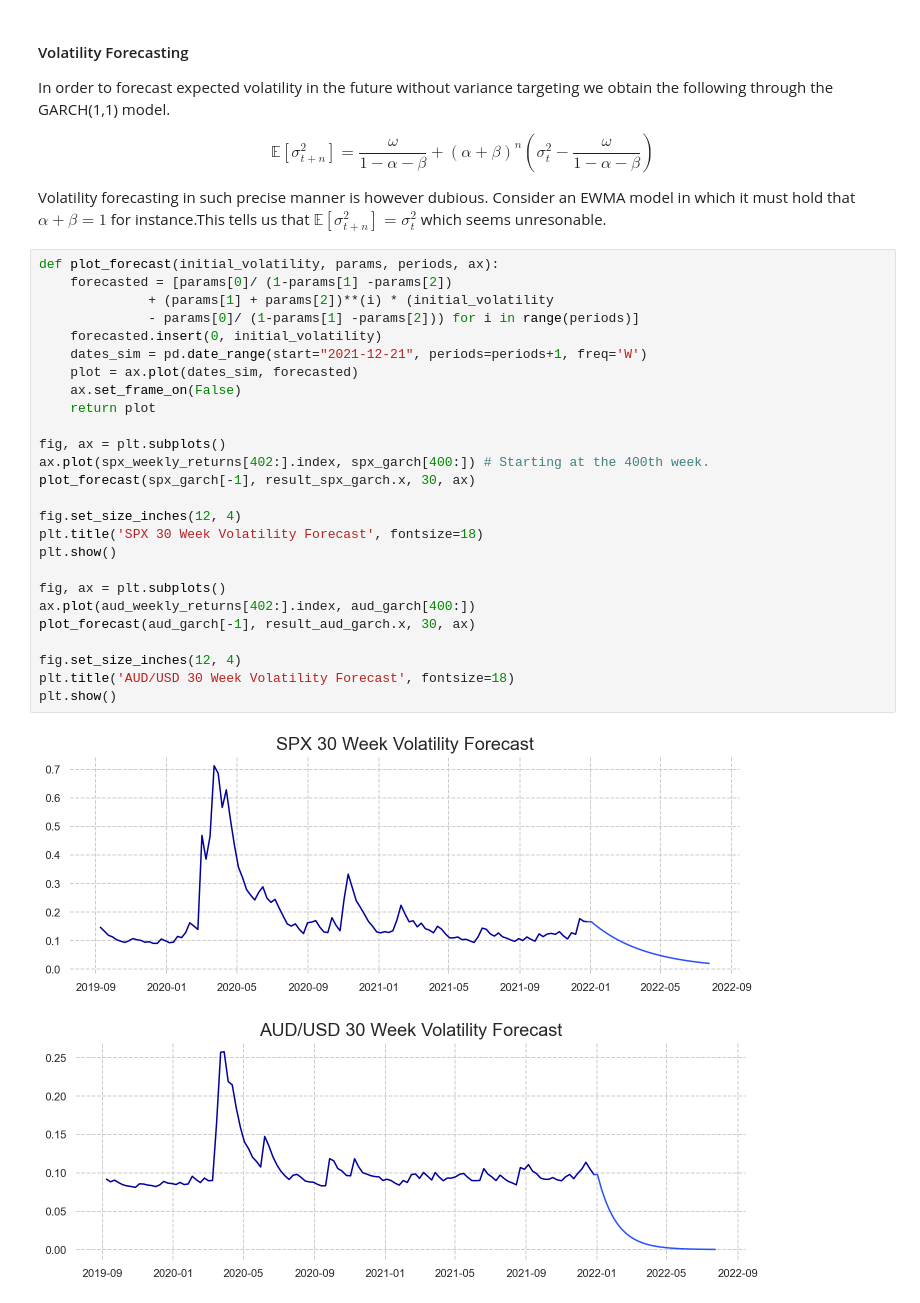
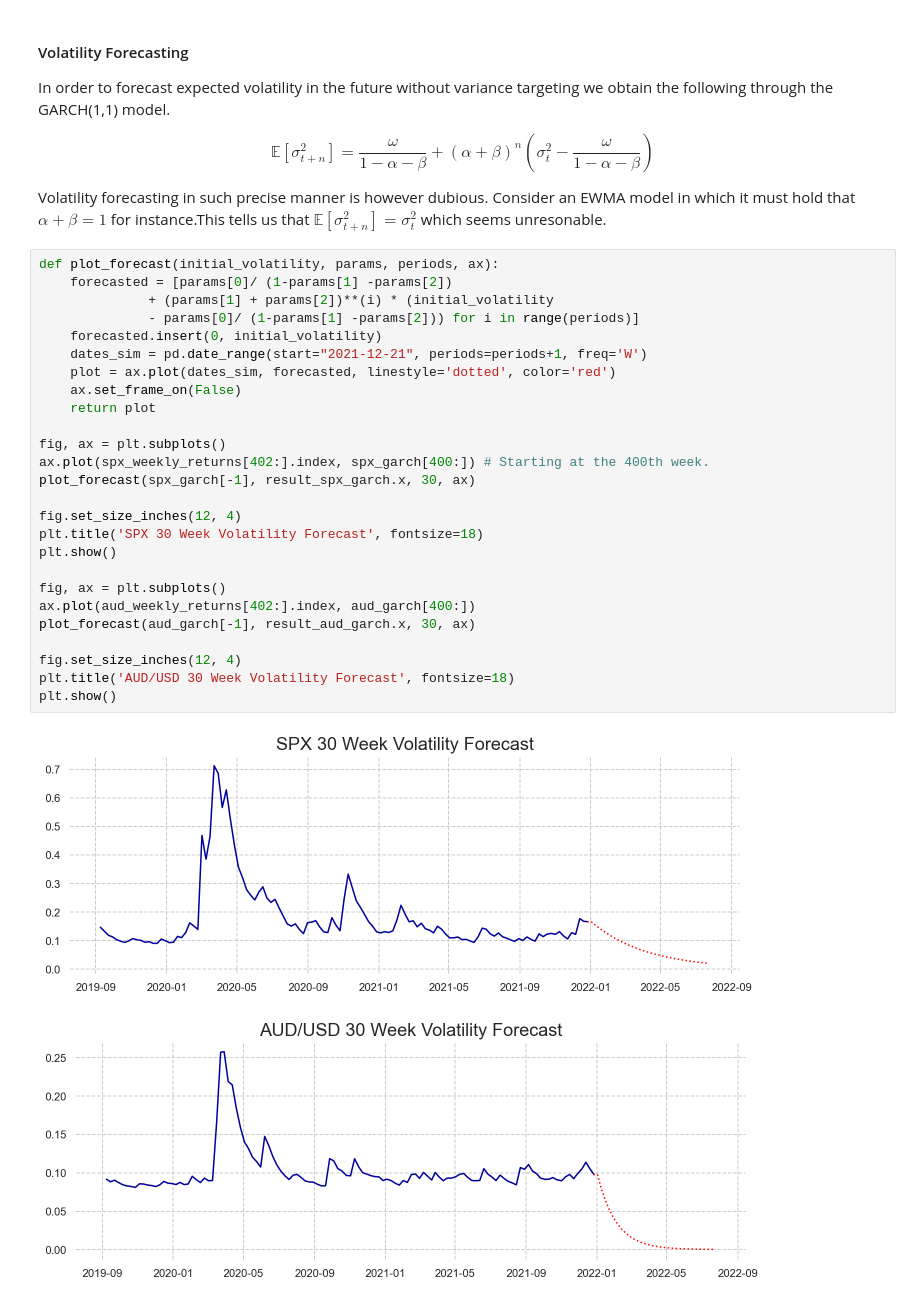
Before and after one commit to Sinbad-The-Sailor/Financial-Mathematics-Notebooks, a Jupyter notebook: volatility_modelling.ipynb, the cells around one changed output. Saved outputs shown, nothing was run; the diff lists cells and outputs as text.

Commit message:
Minor graph update.

```diff
--- a/volatility_modelling.ipynb
+++ b/volatility_modelling.ipynb
@@ -836,29 +836,29 @@ Volatility forecasting in such precise manner is however dubious. Consider an EW
 # %%
 def plot_forecast(initial_volatility, params, periods, ax):
     forecasted = [params[0]/ (1-params[1] -params[2])
               + (params[1] + params[2])**(i) * (initial_volatility
               - params[0]/ (1-params[1] -params[2])) for i in range(periods)]
     forecasted.insert(0, initial_volatility)
     dates_sim = pd.date_range(start="2021-12-21", periods=periods+1, freq='W')
-    plot = ax.plot(dates_sim, forecasted)
+    plot = ax.plot(dates_sim, forecasted, linestyle='dotted', color='red')
     ax.set_frame_on(False)
     return plot
 
 fig, ax = plt.subplots()
 ax.plot(spx_weekly_returns[402:].index, spx_garch[400:]) # Starting at the 400th week.
 plot_forecast(spx_garch[-1], result_spx_garch.x, 30, ax)
 
 fig.set_size_inches(12, 4)
 plt.title('SPX 30 Week Volatility Forecast', fontsize=18)
 plt.show()
 
 fig, ax = plt.subplots()
 ax.plot(aud_weekly_returns[402:].index, aud_garch[400:])
 plot_forecast(aud_garch[-1], result_aud_garch.x, 30, ax)
 
 fig.set_size_inches(12, 4)
 plt.title('AUD/USD 30 Week Volatility Forecast', fontsize=18)
 plt.show()
 # %% [output]
-[figure, old version]
+[figure, new version]
-[figure, old version]
+[figure, new version]
```
Also changed, not shown: parts of 2 cells of this notebook.
